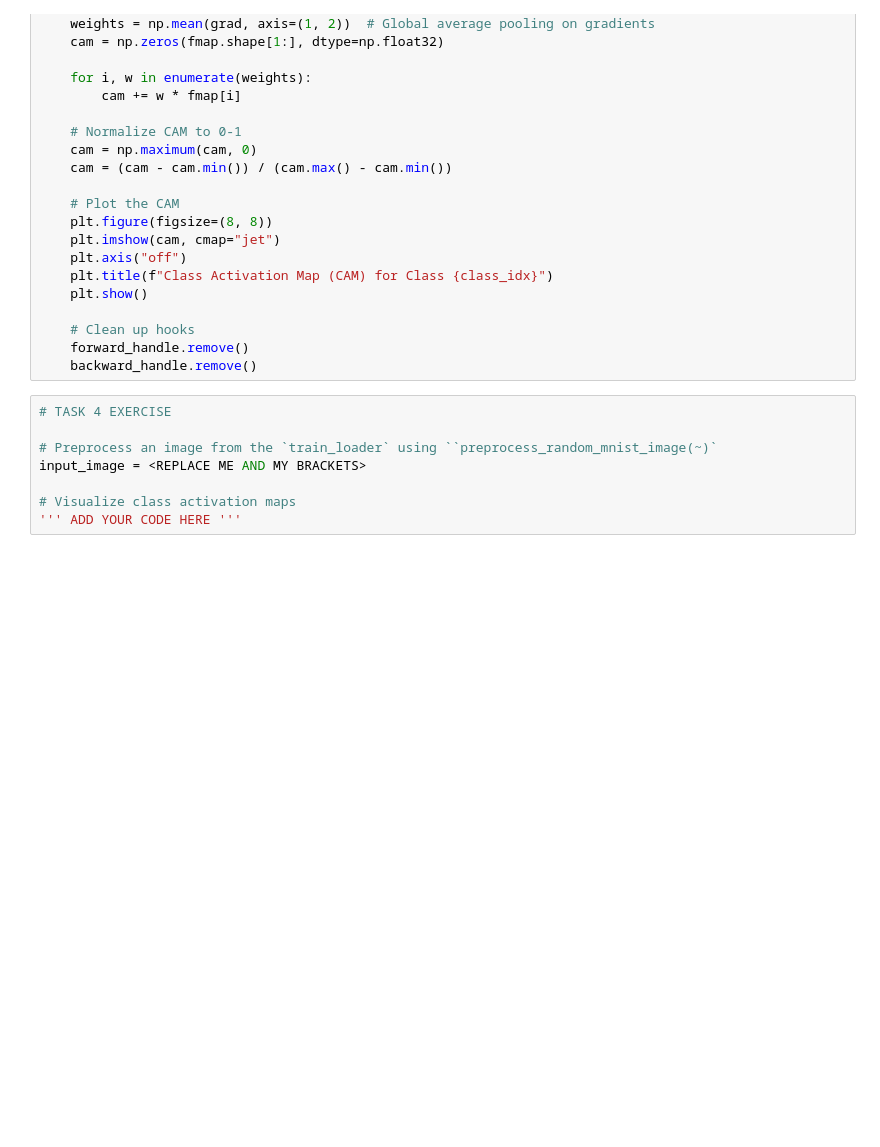
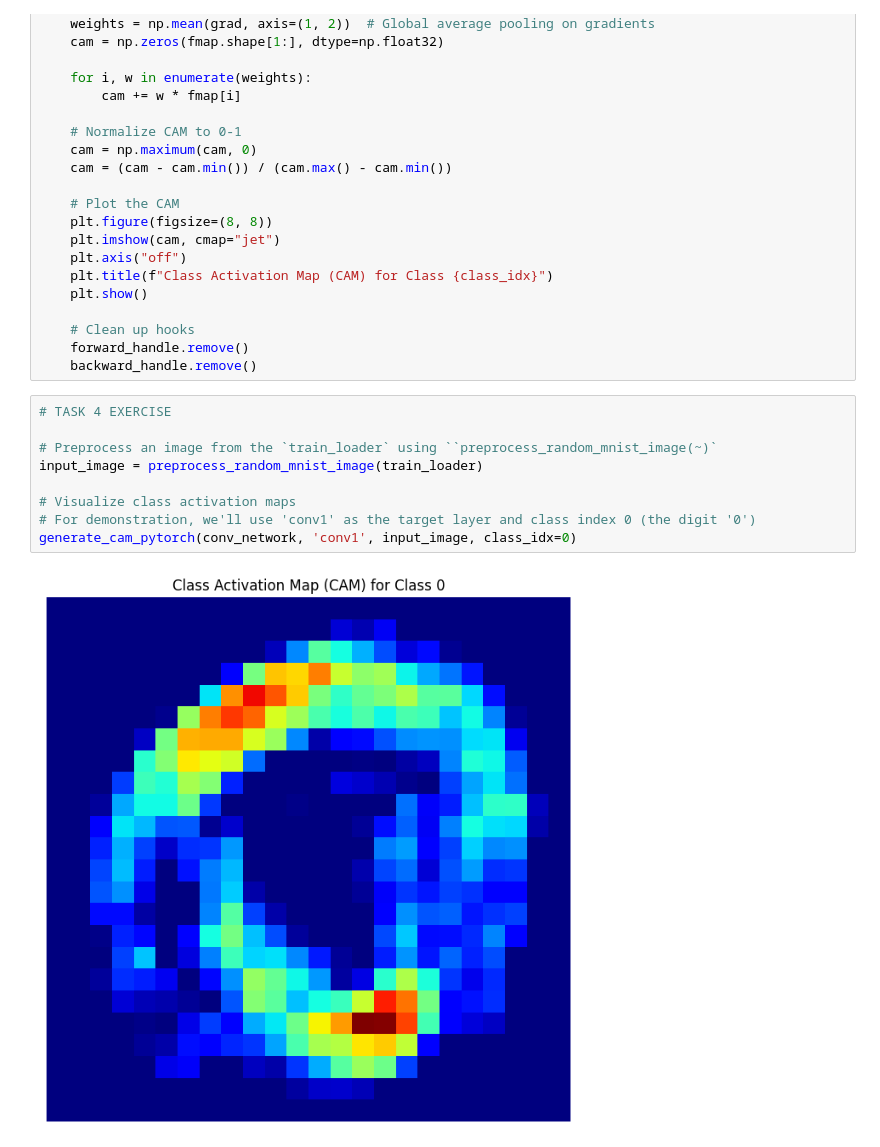
Before and after one commit to bmontoyag/UTEC_MISTI_2026, a Jupyter notebook: 2025mistiperu_cnns_inherentfeatureengineering_exercises.ipynb, the cells around one changed output. Drawn from its saved outputs; the diff is of its cells as text; blank space fills up the shorter version.

```diff
--- a/2025mistiperu_cnns_inherentfeatureengineering_exercises.ipynb
+++ b/2025mistiperu_cnns_inherentfeatureengineering_exercises.ipynb
@@ -809,8 +833,11 @@ def generate_cam_pytorch(model, target_layer_name, input_image, class_idx):
 # %%
 # TASK 4 EXERCISE
 
 # Preprocess an image from the `train_loader` using ``preprocess_random_mnist_image(~)`
-input_image = <REPLACE ME AND MY BRACKETS>
+input_image = preprocess_random_mnist_image(train_loader)
 
 # Visualize class activation maps
-''' ADD YOUR CODE HERE '''
+# For demonstration, we'll use 'conv1' as the target layer and class index 0 (the digit '0')
+generate_cam_pytorch(conv_network, 'conv1', input_image, class_idx=0)
+# %% [output]
+[figure, added]
```
Also changed, not shown: parts of 5 cells of this notebook.
